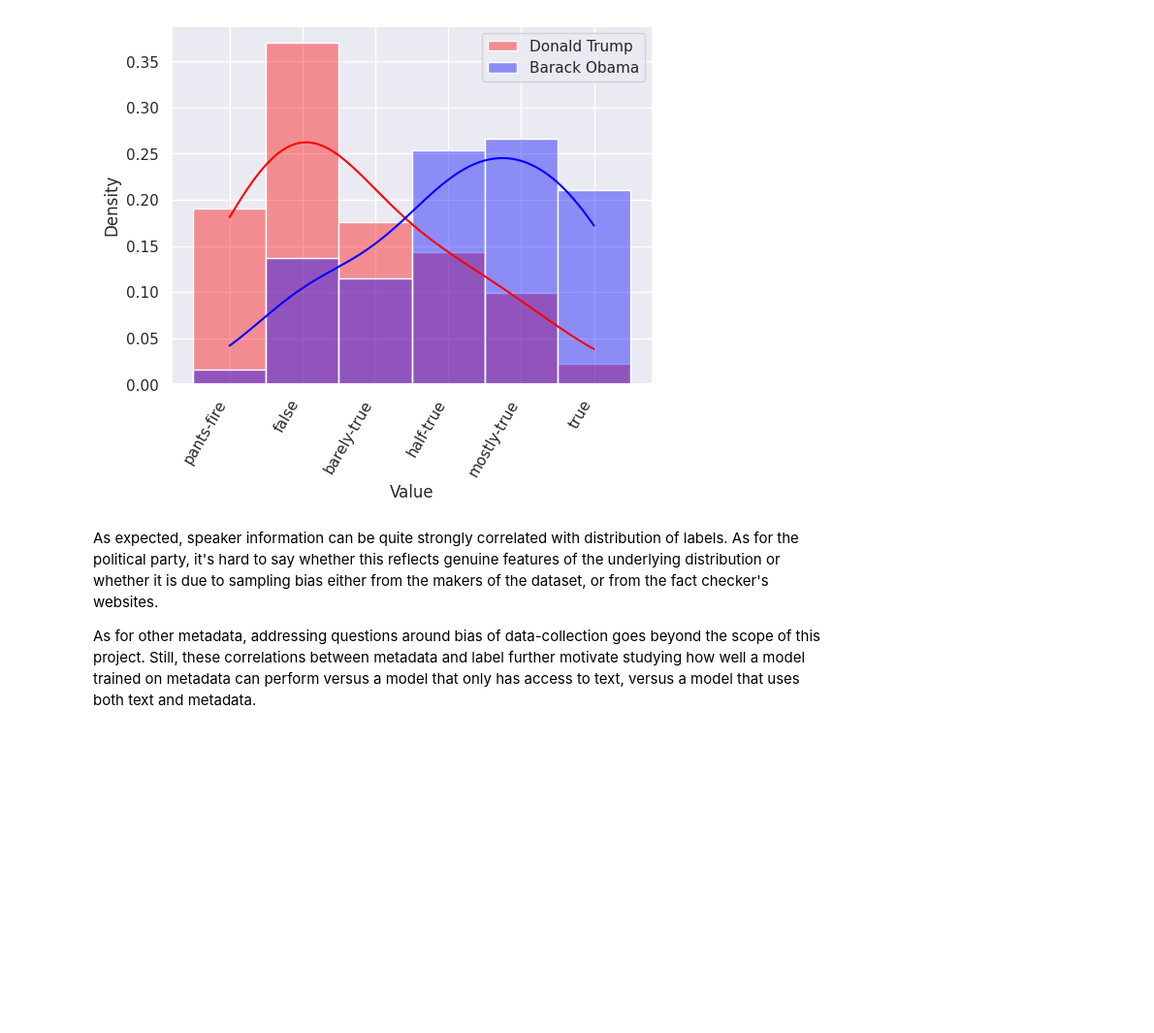
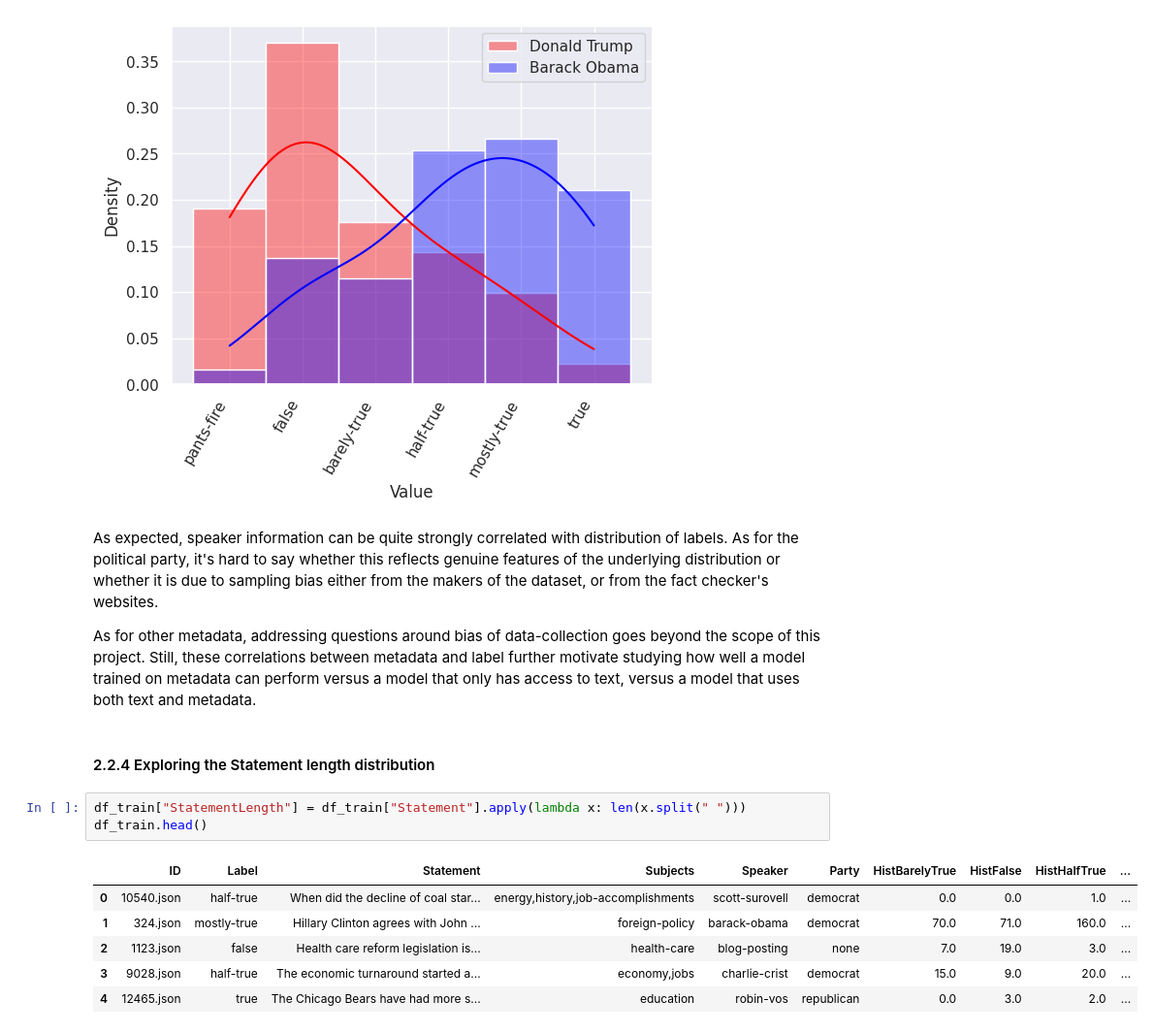
Before and after one commit to giacomomolinari/liar-fake-news-detector, a Jupyter notebook: eda.ipynb, the cells around one changed output. Shown at 97% size. Saved outputs shown, nothing was run; the diff lists cells and outputs as text; blank space fills up the shorter version.

```diff
--- a/eda.ipynb
+++ b/eda.ipynb
@@ -416,3 +420,15 @@ plt.show()
 As expected, speaker information can be quite strongly correlated with distribution of labels. As for the political party, it's hard to say whether this reflects genuine features of the underlying distribution or whether it is due to sampling bias either from the makers of the dataset, or from the fact checker's websites.
 
 As for other metadata, addressing questions around bias of data-collection goes beyond the scope of this project. Still, these correlations between metadata and label further motivate studying how well a model trained on metadata can perform versus a model that only has access to text, versus a model that uses both text and metadata.
+# %% [markdown]
+#### 2.2.4 Exploring the Statement length distribution
+# %%
+df_train["StatementLength"] = df_train["Statement"].apply(lambda x: len(x.split(" ")))
+df_train.head()
+# %% [output]
+|  | ID | Label | Statement | Subjects | Speaker | Party | HistBarelyTrue | HistFalse | HistHalfTrue | ... |
+| 0 | 10540.json | half-true | When did the decline of coal star... | energy,history,job-accomplishments | scott-surovell | democrat | 0.0 | 0.0 | 1.0 | ... |
+| 1 | 324.json | mostly-true | Hillary Clinton agrees with John ... | foreign-policy | barack-obama | democrat | 70.0 | 71.0 | 160.0 | ... |
+| 2 | 1123.json | false | Health care reform legislation is... | health-care | blog-posting | none | 7.0 | 19.0 | 3.0 | ... |
+| 3 | 9028.json | half-true | The economic turnaround started a... | economy,jobs | charlie-crist | democrat | 15.0 | 9.0 | 20.0 | ... |
+| 4 | 12465.json | true | The Chicago Bears have had more s... | education | robin-vos | republican | 0.0 | 3.0 | 2.0 | ... |
```
Also changed, not shown: parts of 17 cells of this notebook.
